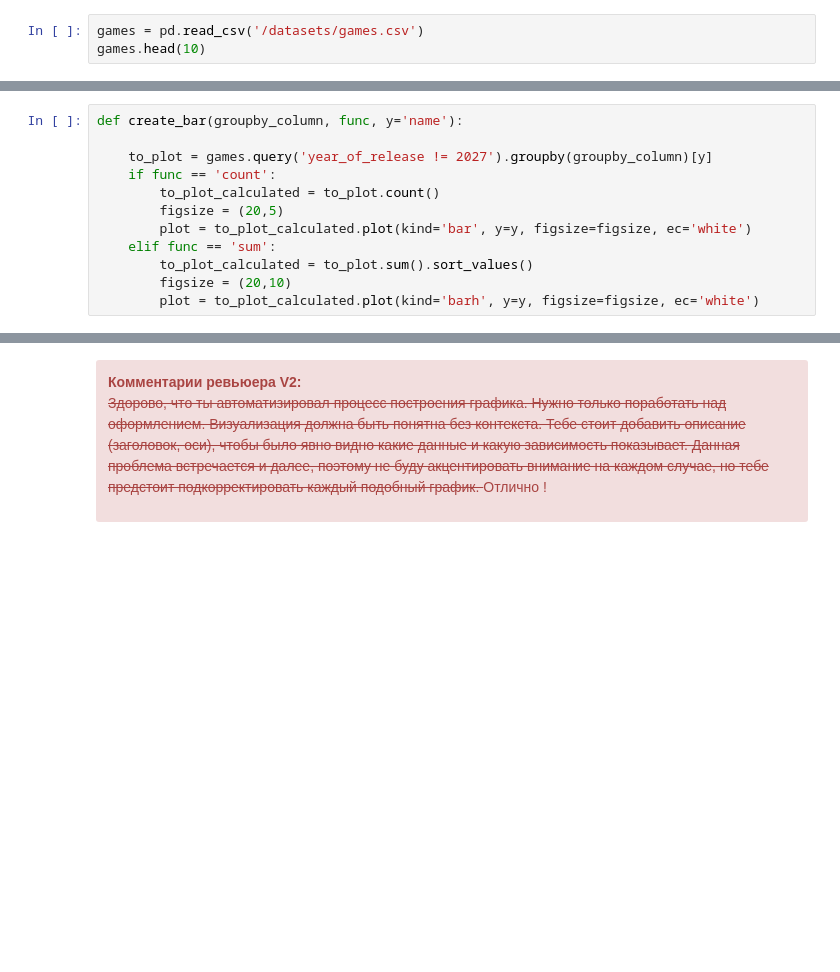
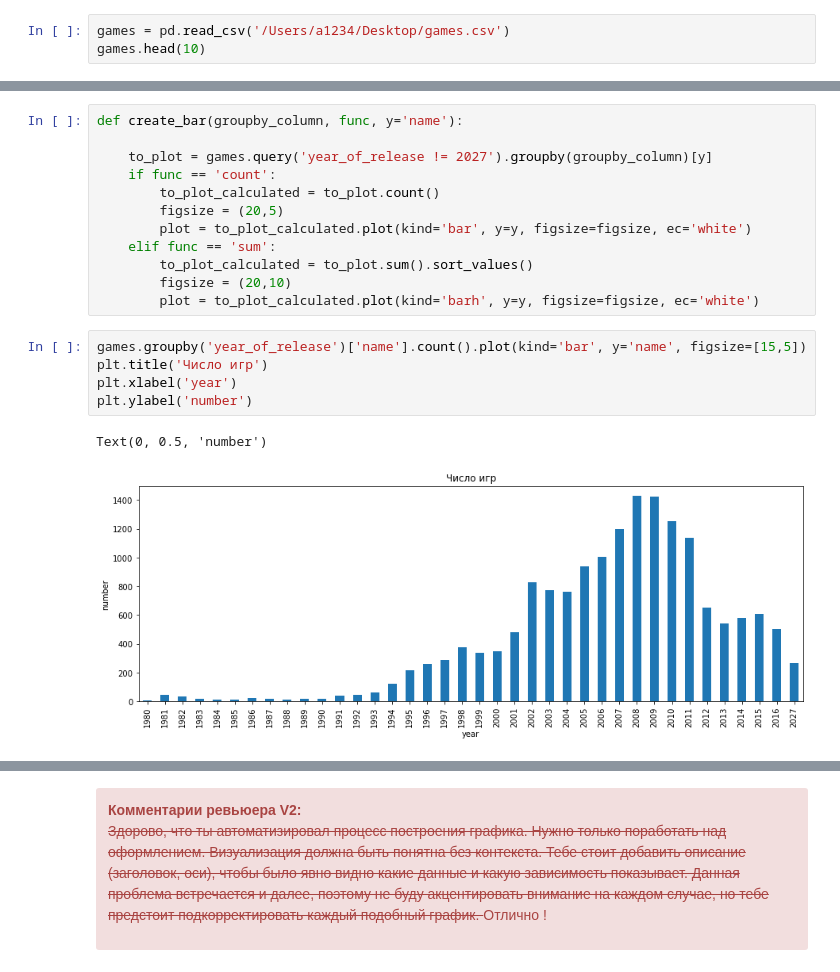
Before and after one commit to aleksandr0993/Data-analysis, a Jupyter notebook: review_homework_id_110267.ipynb, the cells around one changed output, grey strips where cells are left out. Saved outputs shown, nothing was run; the diff lists cells and outputs as text; blank space fills up the shorter version.

```diff
--- a/review_homework_id_110267.ipynb
+++ b/review_homework_id_110267.ipynb
@@ -127,6 +93,6 @@ fontd = {'family': 'serif',
 # %% [markdown]
 - Прочитаем датасет games и выведем его первые 10 строк.
 # %%
-games = pd.read_csv('/datasets/games.csv')
+games = pd.read_csv('/Users/a1234/Desktop/games.csv')
 games.head(10)
 # %% [output]
@@ -244,5 +293,13 @@ def create_bar(groupby_column, func, y='name'):
         to_plot_calculated = to_plot.sum().sort_values()
         figsize = (20,10)
         plot = to_plot_calculated.plot(kind='barh', y=y, figsize=figsize, ec='white')
+# %%
+games.groupby('year_of_release')['name'].count().plot(kind='bar', y='name', figsize=[15,5])
+plt.title('Число игр')
+plt.xlabel('year')
+plt.ylabel('number')
+# %% [output]
+Text(0, 0.5, 'number')
+[figure, added]
 # %%
 create_bar('year_of_release', 'count')
```
Also changed, not shown: parts of 20 cells of this notebook.
